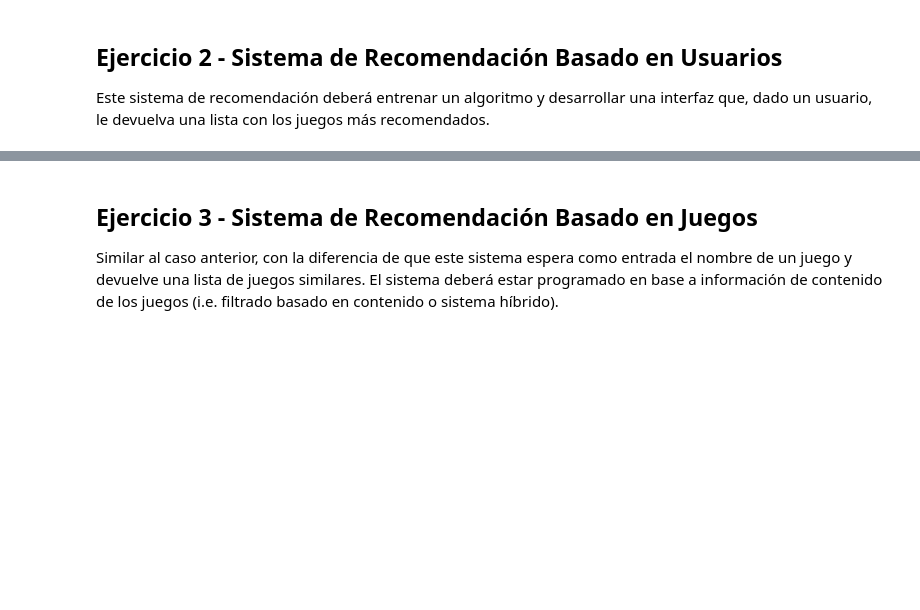
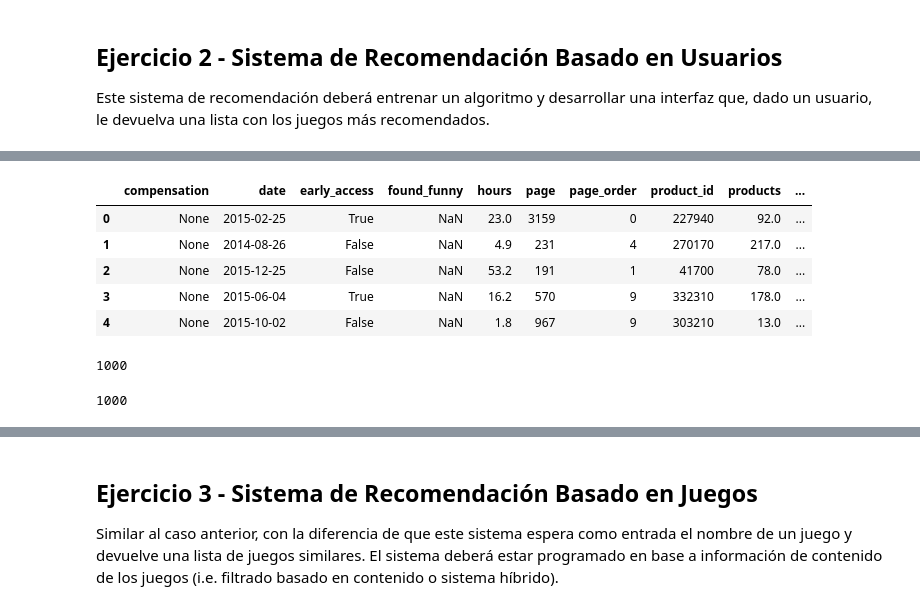
Before and after one commit to cnoeliachaves/diplodatos, a Jupyter notebook: SistemasDeRecomendacion/practico_2.ipynb, the cells around one changed output, grey strips where cells are left out. Drawn from its saved outputs; the diff is of its cells as text; code cells hidden in the pictures; blank space fills up the shorter version.

```diff
--- a/SistemasDeRecomendacion/practico_2.ipynb
+++ b/SistemasDeRecomendacion/practico_2.ipynb
@@ -217 +353,22 @@ Este sistema de recomendación deberá entrenar un algoritmo y desarrollar una i
+# %%
+reviews = reviews.reset_index(drop=True)
+# %%
+reviews.head()
+# %% [output]
+|  | compensation | date | early_access | found_funny | hours | page | page_order | product_id | products | ... |
+| 0 | None | 2015-02-25 | True | NaN | 23.0 | 3159 | 0 | 227940 | 92.0 | ... |
+| 1 | None | 2014-08-26 | False | NaN | 4.9 | 231 | 4 | 270170 | 217.0 | ... |
+| 2 | None | 2015-12-25 | False | NaN | 53.2 | 191 | 1 | 41700 | 78.0 | ... |
+| 3 | None | 2015-06-04 | True | NaN | 16.2 | 570 | 9 | 332310 | 178.0 | ... |
+| 4 | None | 2015-10-02 | False | NaN | 1.8 | 967 | 9 | 303210 | 13.0 | ... |
+# %%
+# Creamos username_id a partir del nombre con id nuevo, ya que los ids estan mal, pero
+# como vimos arriba al ser tantos nos quedamos con los 4000 primeros por problemas de memoria
+username_ids = {}
+for idu, names in enumerate(reviews['username'].unique()[:1000]):
+#for idu, names in enumerate(reviews['username'].unique()):
+    username_ids[idu] = reviews['username'].unique()[idu]
+print(len(username_ids))
+# %% [output]
+1000
 # %%
@@ -218,0 +378,11 @@ Este sistema de recomendación deberá entrenar un algoritmo y desarrollar una i
+# %%
+#hacemos un dic para arreglar el user_id
+username_id_column = []
+for i in reviews['username'][:1000]:
+    #print(i)
+    if i in username_ids.values():
+        username_new = list(username_ids.keys())[list(username_ids.values()).index(i)]
+        username_id_column.append(username_new)
+print(len(username_id_column))
+# %% [output]
+1000
```
Also changed, not shown: parts of 61 cells of this notebook.
